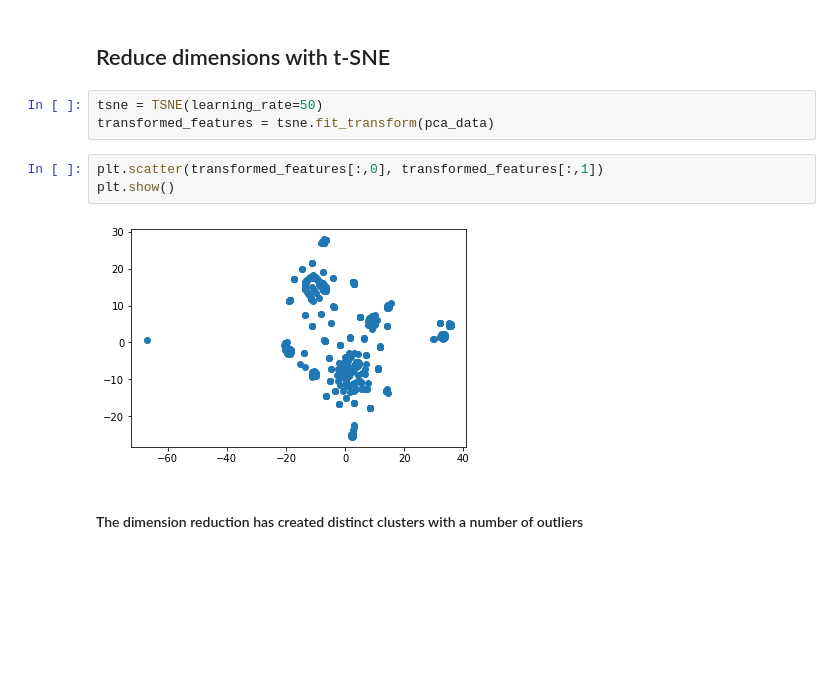
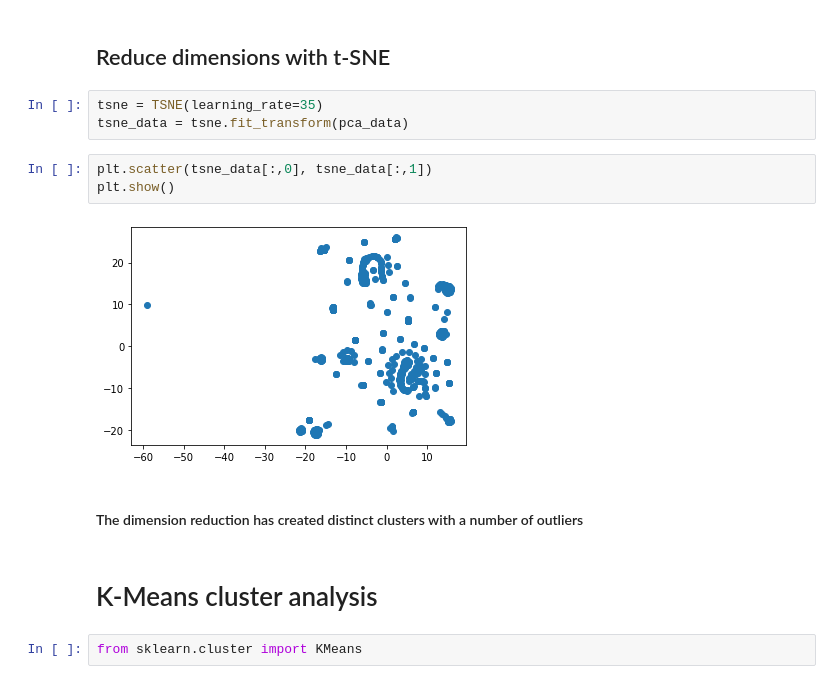
Before and after one commit to adamholcomb/Unsupervised-Machine-Learning, a Jupyter notebook: Crypto Evaluator.ipynb, the cells around one changed output. Saved outputs shown, nothing was run; the diff lists cells and outputs as text; blank space fills up the shorter version.

Commit message:
Add k-means and recommendation

```diff
--- a/Crypto Evaluator.ipynb
+++ b/Crypto Evaluator.ipynb
@@ -155,12 +155,16 @@ df_pca.head()
 # %% [markdown]
 ## Reduce dimensions with t-SNE
 # %%
-tsne = TSNE(learning_rate=50)
-transformed_features = tsne.fit_transform(pca_data)
+tsne = TSNE(learning_rate=35)
+tsne_data = tsne.fit_transform(pca_data)
 # %%
-plt.scatter(transformed_features[:,0], transformed_features[:,1])
+plt.scatter(tsne_data[:,0], tsne_data[:,1])
 plt.show()
 # %% [output]
-[figure, old version]
+[figure, new version]
 # %% [markdown]
 #### The dimension reduction has created distinct clusters with a number of outliers
+# %% [markdown]
+# K-Means cluster analysis
+# %%
+from sklearn.cluster import KMeans
```
Also changed, not shown: parts of 5 cells of this notebook.
